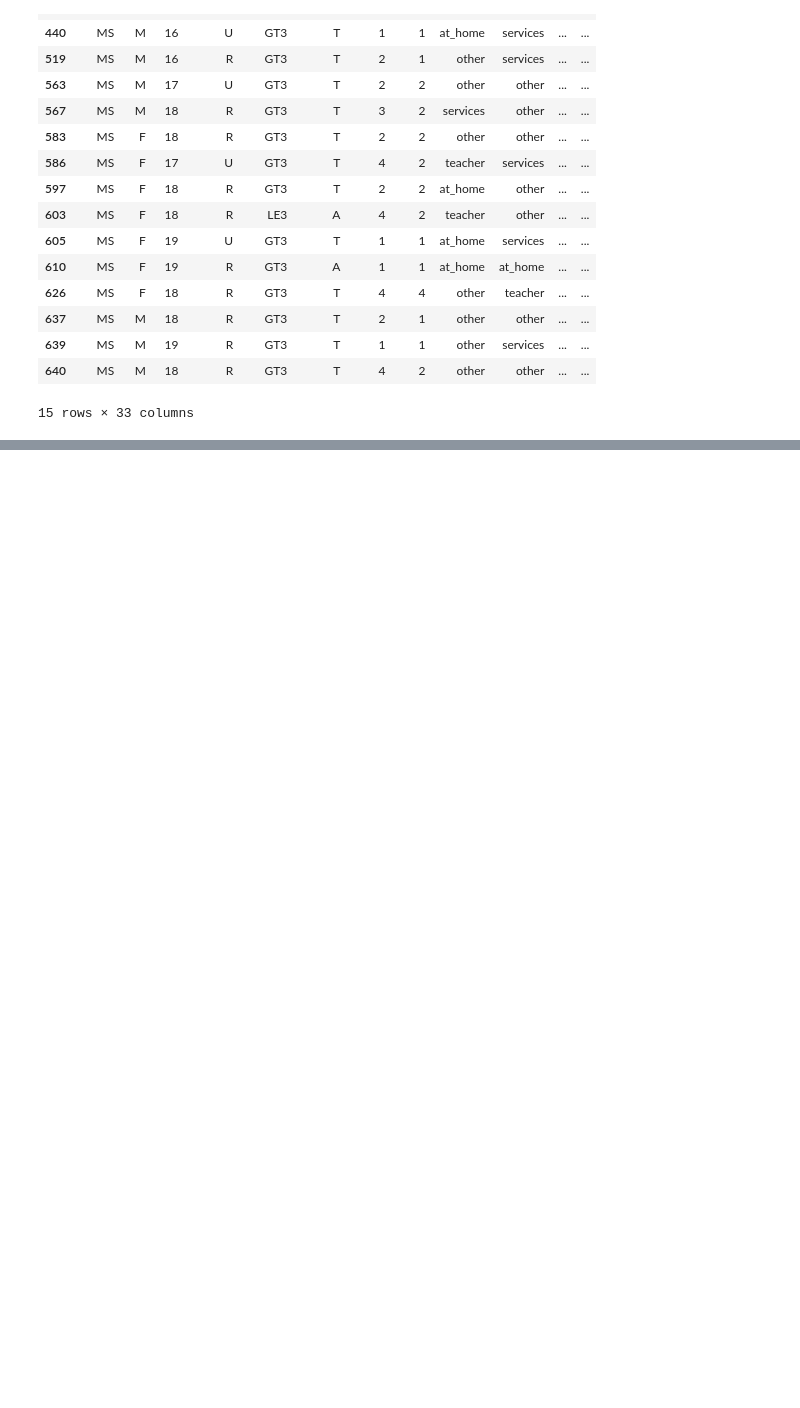
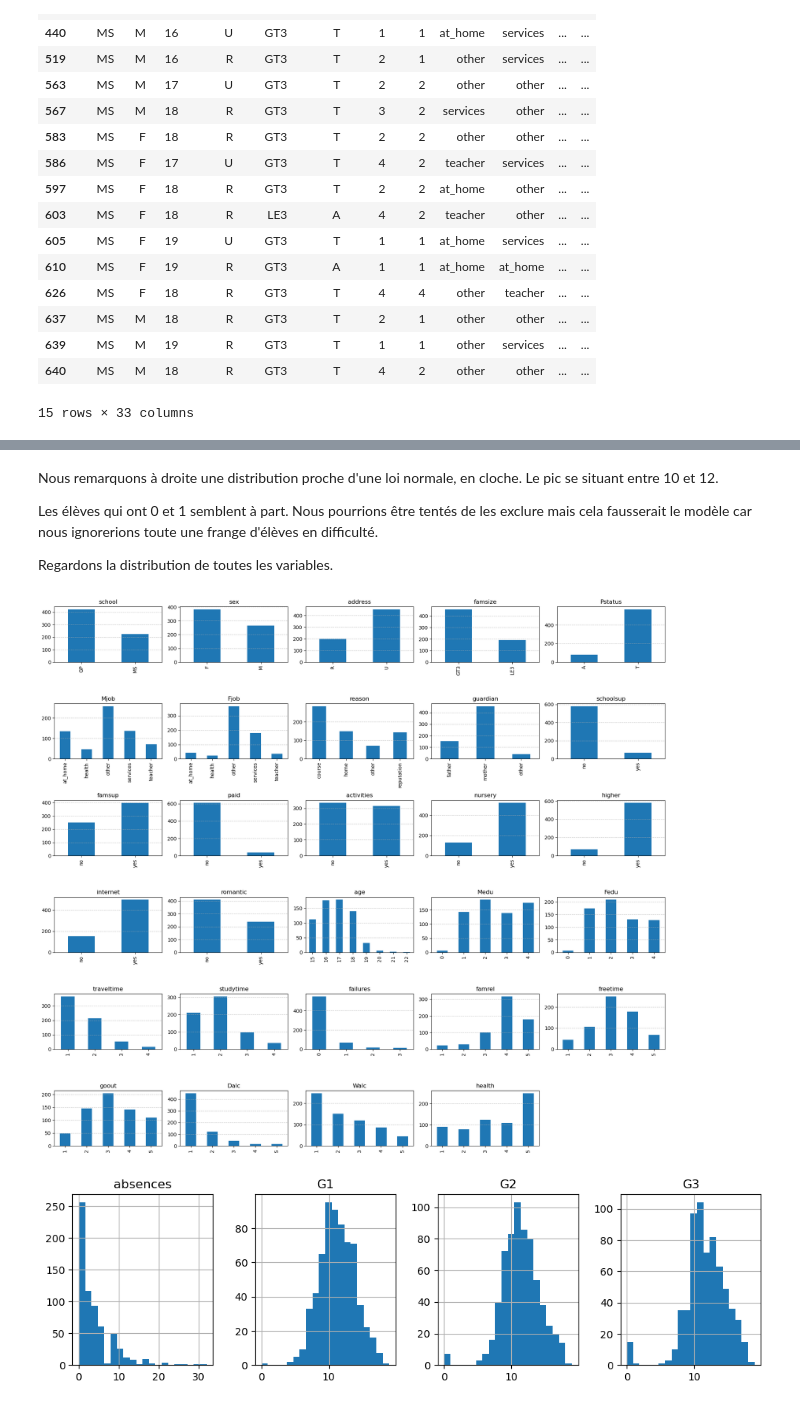
Before and after one commit to elalaxi/ML_kaggle, a Jupyter notebook: student_perf_real/1-exploration.ipynb, the cells around one changed output, grey strips where cells are left out. Saved outputs shown, nothing was run; the diff lists cells and outputs as text; code cells hidden in the pictures; blank space fills up the shorter version.

```diff
--- a/student_perf_real/1-exploration.ipynb
+++ b/student_perf_real/1-exploration.ipynb
@@ -80,0 +98,24 @@ df[df.G3 == 0]
+# %% [markdown]
+Nous remarquons à droite une distribution proche d'une loi normale, en cloche. Le pic se situant entre 10 et 12.
+
+Les élèves qui ont 0 et 1 semblent à part. Nous pourrions être tentés de les exclure mais cela fausserait le modèle car nous ignorerions toute une frange d'élèves en difficulté.
+
+Regardons la distribution de toutes les variables.
+# %%
+cols = ot.CATEGORICAL + [c for c in ot.NUMERIC if c != "absences"]
+fig, axes = plt.subplots(6, 5, figsize=(18, 16))
+for ax, c in zip(axes.ravel(), cols): #.ravel() permet d'applatir la grille pour un parcours plus simple
+    df[c].value_counts().sort_index().plot.bar(ax=ax, title=c)
+    ax.set_xlabel("")
+    ax.grid(True, axis='y', linestyle='--', alpha=0.7)
+for ax in axes.ravel()[len(cols):]:
+    ax.axis("off")                    # n'affiche pas les cases vides
+plt.tight_layout()
+plt.show()
+
+# nous traitons ces variables à part car elles ont beaucoup de valeurs distinctes
+df[["absences", "G1", "G2", "G3"]].hist(bins=20, figsize=(12, 3), layout=(1, 4))
+plt.show()
+# %% [output]
+[figure, added]
+[figure, added]
```
Also changed, not shown: parts of 5 cells of this notebook, 1 other file.
